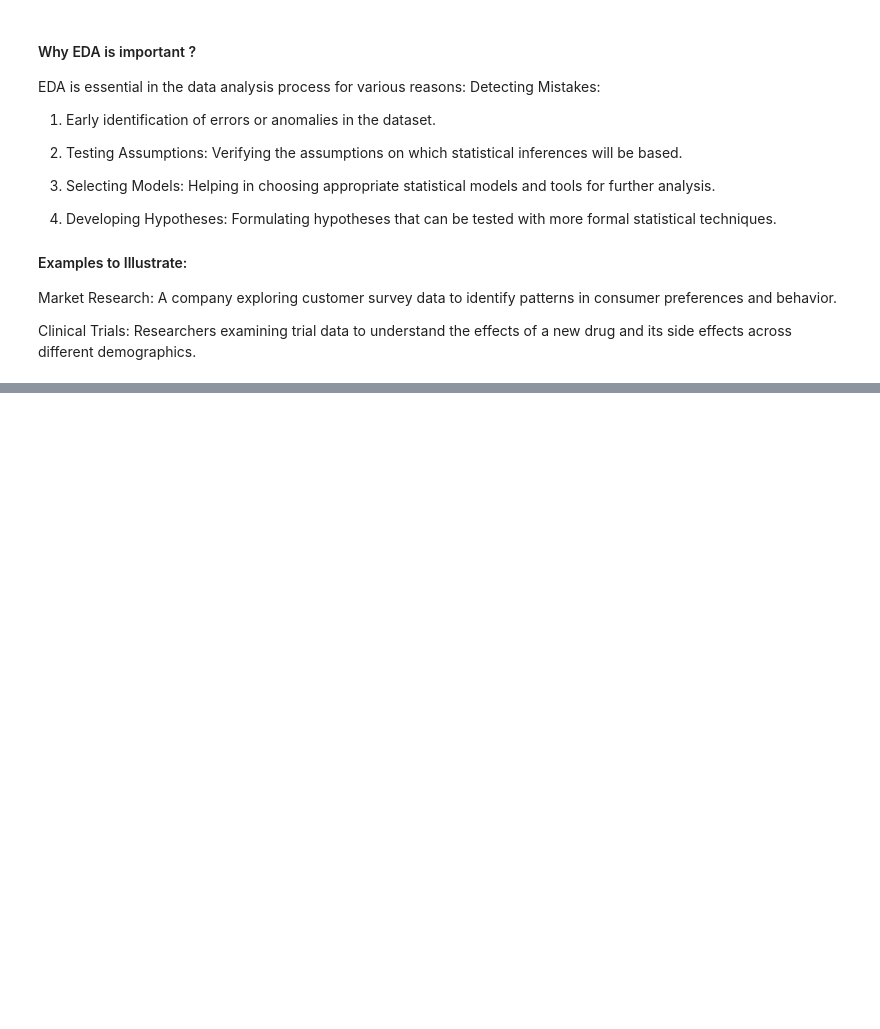
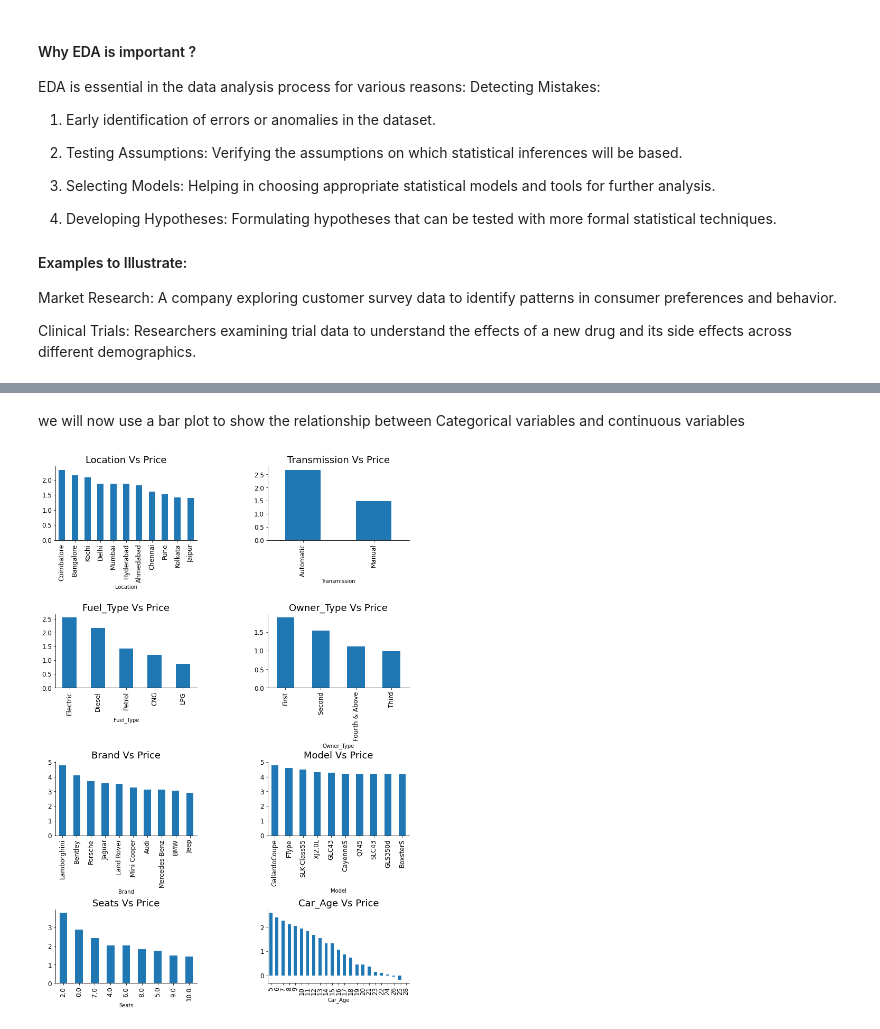
Before and after one commit to akashvarun10/INFO-7390-Coursework, a Jupyter notebook: Understanding Data/Understanding Data.ipynb, the cells around one changed output, grey strips where cells are left out. Saved outputs shown, nothing was run; the diff lists cells and outputs as text; code cells hidden in the pictures; blank space fills up the shorter version.

```diff
--- a/Understanding Data/Understanding Data.ipynb
+++ b/Understanding Data/Understanding Data.ipynb
@@ -623,0 +1015,25 @@ Clinical Trials: Researchers examining trial data to understand the effects of a
+# %% [markdown]
+we will now use a bar plot to show the relationship between Categorical variables and continuous variables
+# %%
+fig, axarr = plt.subplots(4, 2, figsize=(12, 18))
+df.groupby('Location')['Price_log'].mean().sort_values(ascending=False).plot.bar(ax=axarr[0][0], fontsize=12)
+axarr[0][0].set_title("Location Vs Price", fontsize=18)
+df.groupby('Transmission')['Price_log'].mean().sort_values(ascending=False).plot.bar(ax=axarr[0][1], fontsize=12)
+axarr[0][1].set_title("Transmission Vs Price", fontsize=18)
+df.groupby('Fuel_Type')['Price_log'].mean().sort_values(ascending=False).plot.bar(ax=axarr[1][0], fontsize=12)
+axarr[1][0].set_title("Fuel_Type Vs Price", fontsize=18)
+df.groupby('Owner_Type')['Price_log'].mean().sort_values(ascending=False).plot.bar(ax=axarr[1][1], fontsize=12)
+axarr[1][1].set_title("Owner_Type Vs Price", fontsize=18)
+df.groupby('Brand')['Price_log'].mean().sort_values(ascending=False).head(10).plot.bar(ax=axarr[2][0], fontsize=12)
+axarr[2][0].set_title("Brand Vs Price", fontsize=18)
+df.groupby('Model')['Price_log'].mean().sort_values(ascending=False).head(10).plot.bar(ax=axarr[2][1], fontsize=12)
+axarr[2][1].set_title("Model Vs Price", fontsize=18)
+df.groupby('Seats')['Price_log'].mean().sort_values(ascending=False).plot.bar(ax=axarr[3][0], fontsize=12)
+axarr[3][0].set_title("Seats Vs Price", fontsize=18)
+df.groupby('Car_Age')['Price_log'].mean().sort_values(ascending=False).plot.bar(ax=axarr[3][1], fontsize=12)
+axarr[3][1].set_title("Car_Age Vs Price", fontsize=18)
+plt.subplots_adjust(hspace=1.0)
+plt.subplots_adjust(wspace=.5)
+sns.despine()
+# %% [output]
+[figure, added]
```
Also changed, not shown: parts of 58 cells of this notebook, 6 other files.
